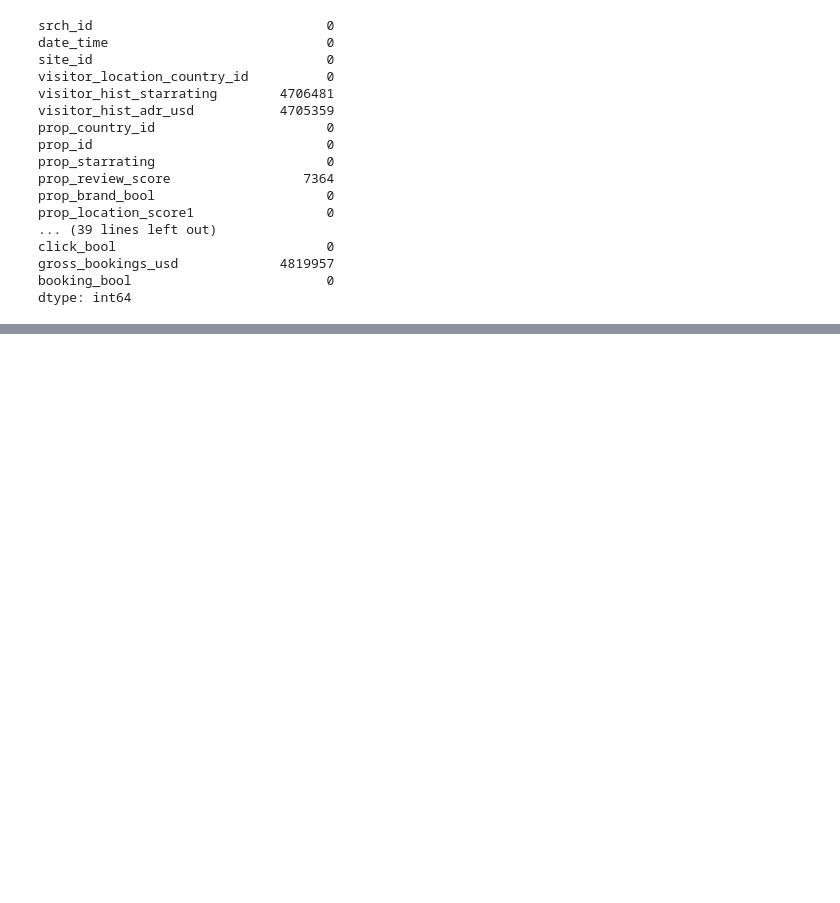
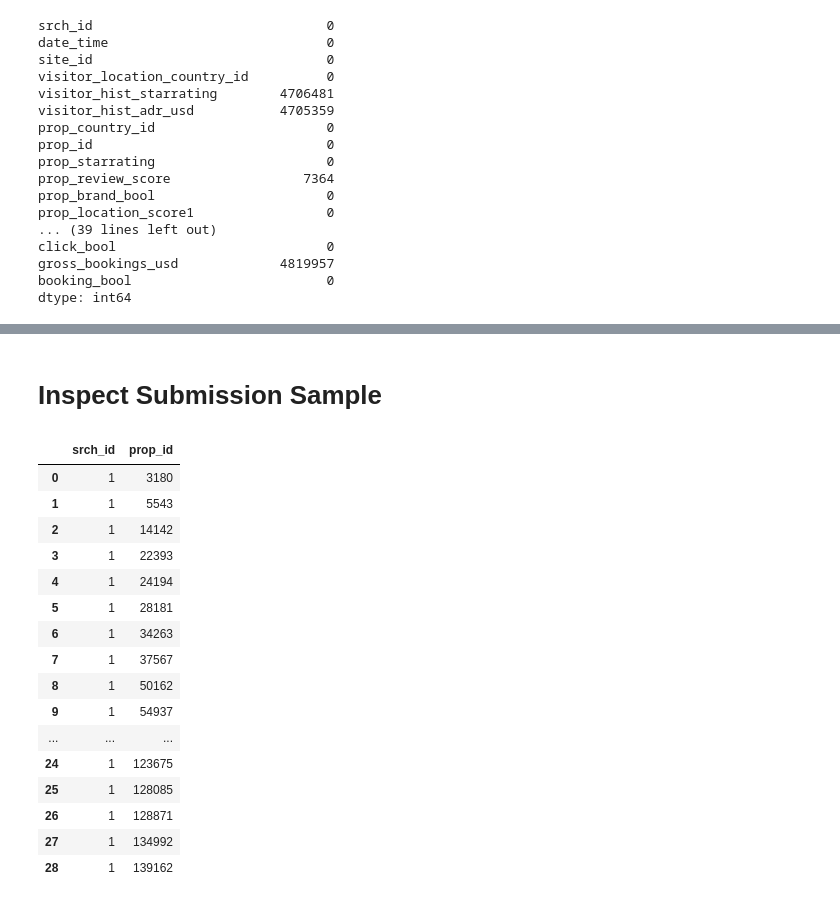
Before and after one commit to fati-gnl/ABM, a Jupyter notebook: notebooks/002_jgf_dask_data_exploration.ipynb, the cells around one changed output, grey strips where cells are left out. Saved outputs shown, nothing was run; the diff lists cells and outputs as text; code cells hidden in the pictures; blank space fills up the shorter version.

```diff
--- a/notebooks/002_jgf_dask_data_exploration.ipynb
+++ b/notebooks/002_jgf_dask_data_exploration.ipynb
@@ -88,0 +82,2 @@ Warning: Total number of columns (54) exceeds max_columns (20) limiting to first
+# %% [markdown]
+# Inspect Submission Sample
@@ -88,0 +92,20 @@ Warning: Total number of columns (54) exceeds max_columns (20) limiting to first
+# %%
+sample_submission_id_1
+# %% [output]
+|  | srch_id | prop_id |
+| 0 | 1 | 3180 |
+| 1 | 1 | 5543 |
+| 2 | 1 | 14142 |
+| 3 | 1 | 22393 |
+| 4 | 1 | 24194 |
+| 5 | 1 | 28181 |
+| 6 | 1 | 34263 |
+| 7 | 1 | 37567 |
+| 8 | 1 | 50162 |
+| 9 | 1 | 54937 |
+| ... | ... | ... |
+| 24 | 1 | 123675 |
+| 25 | 1 | 128085 |
+| 26 | 1 | 128871 |
+| 27 | 1 | 134992 |
+| 28 | 1 | 139162 |
```
Also changed, not shown: parts of 12 cells of this notebook.
